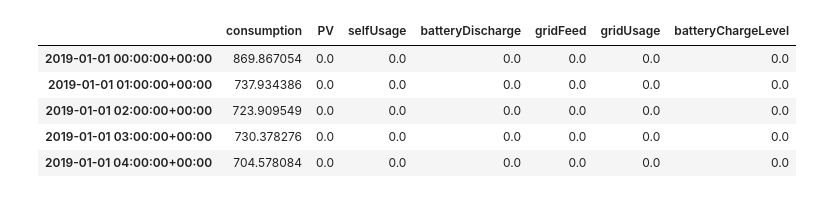
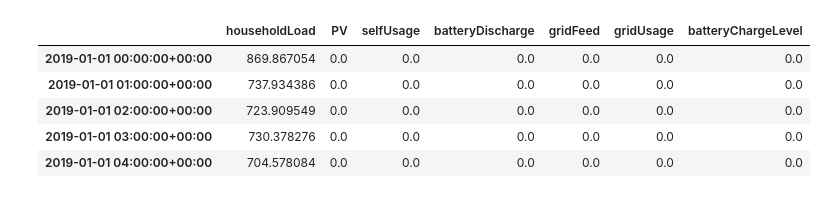
Before and after one commit to tongpu/solar-power-simulation, a Jupyter notebook: simulation-pvlib-PVGIS-hourly.ipynb, the cells around one changed output. Cells and saved outputs as stored; diff of their text form; code cells hidden in the pictures.

```diff
--- a/simulation-pvlib-PVGIS-hourly.ipynb
+++ b/simulation-pvlib-PVGIS-hourly.ipynb
@@ -41,24 +43,27 @@ battery = {
     "socMin": 10240*0.05
 }
 # %%
-pvPowerCombined = sum(pv_power)
-# PVGIS results are shifted to 11 minutes after the hour, so we shift them back to the hour
-pvPowerCombined = pv_power_total.shift(-11, freq='min')
+pvPowerCombined = sum(pvPower)
+# PVGIS results have a shift after the full hour, so we shift them back to the hour
+# That shift is somehow dependent on the location, but I don't yet understand how,
+# that why we try to guess the shift from the first entry
+shift = pvPowerCombined.index[0] - datetime.datetime(2019, 1, 1, tzinfo=pytz.utc)
+pvPowerCombined = pvPowerCombined.shift(-int(shift.total_seconds()/60), freq='min')
 # %%
 hdf = pd.HDFStore('2019_data_spatial.hdf5', mode='r')
 # Rescale load to our usage defined above
-consumption = hdf.get('/NO_PV/60min/HOUSEHOLD')*yearlyConsumptionHousehold*1000/hdf.get('/NO_PV/60min/HOUSEHOLD').P_TOT.sum() + hdf.get('/NO_PV/60min/HEATPUMP')*yearlyConsumptionHeatpump*1000/hdf.get('/NO_PV/60min/HEATPUMP').P_TOT.sum()
+householdLoad = hdf.get('/NO_PV/60min/HOUSEHOLD')*yearlyConsumptionHousehold*1000/hdf.get('/NO_PV/60min/HOUSEHOLD').P_TOT.sum() + hdf.get('/NO_PV/60min/HEATPUMP')*yearlyConsumptionHeatpump*1000/hdf.get('/NO_PV/60min/HEATPUMP').P_TOT.sum()
 # Add UTC timezone to allow merging the dataframe with the PVGIS dataframe
-consumption.index = consumption.index.tz_localize('UTC')
+householdLoad.index = householdLoad.index.tz_localize('UTC')
 # %%
-combinedDataframe = pd.concat([pv_power_total, consumption], axis=1)
-combinedDataframe.rename(columns={'P_TOT': 'consumption', 'P': 'PV'}, inplace=True)
+combinedDataframe = pd.concat([pvPowerCombined, householdLoad], axis=1)
+combinedDataframe.rename(columns={'P_TOT': 'householdLoad', 'P': 'PV'}, inplace=True)
 # %%
-outputDataframe = combinedDataframe[['consumption', 'PV']]
+outputDataframe = combinedDataframe[['householdLoad', 'PV']]
 outputDataframe = outputDataframe.assign(selfUsage=0., batteryDischarge=0., gridFeed=0., gridUsage=0., batteryChargeLevel=0., )
 outputDataframe.head()
 # %% [output]
-|  | consumption | PV | selfUsage | batteryDischarge | gridFeed | gridUsage | batteryChargeLevel |
+|  | householdLoad | PV | selfUsage | batteryDischarge | gridFeed | gridUsage | batteryChargeLevel |
 | 2019-01-01 00:00:00+00:00 | 869.867054 | 0.0 | 0.0 | 0.0 | 0.0 | 0.0 | 0.0 |
 | 2019-01-01 01:00:00+00:00 | 737.934386 | 0.0 | 0.0 | 0.0 | 0.0 | 0.0 | 0.0 |
 | 2019-01-01 02:00:00+00:00 | 723.909549 | 0.0 | 0.0 | 0.0 | 0.0 | 0.0 | 0.0 |
```
Also changed, not shown: parts of 4 cells of this notebook.
